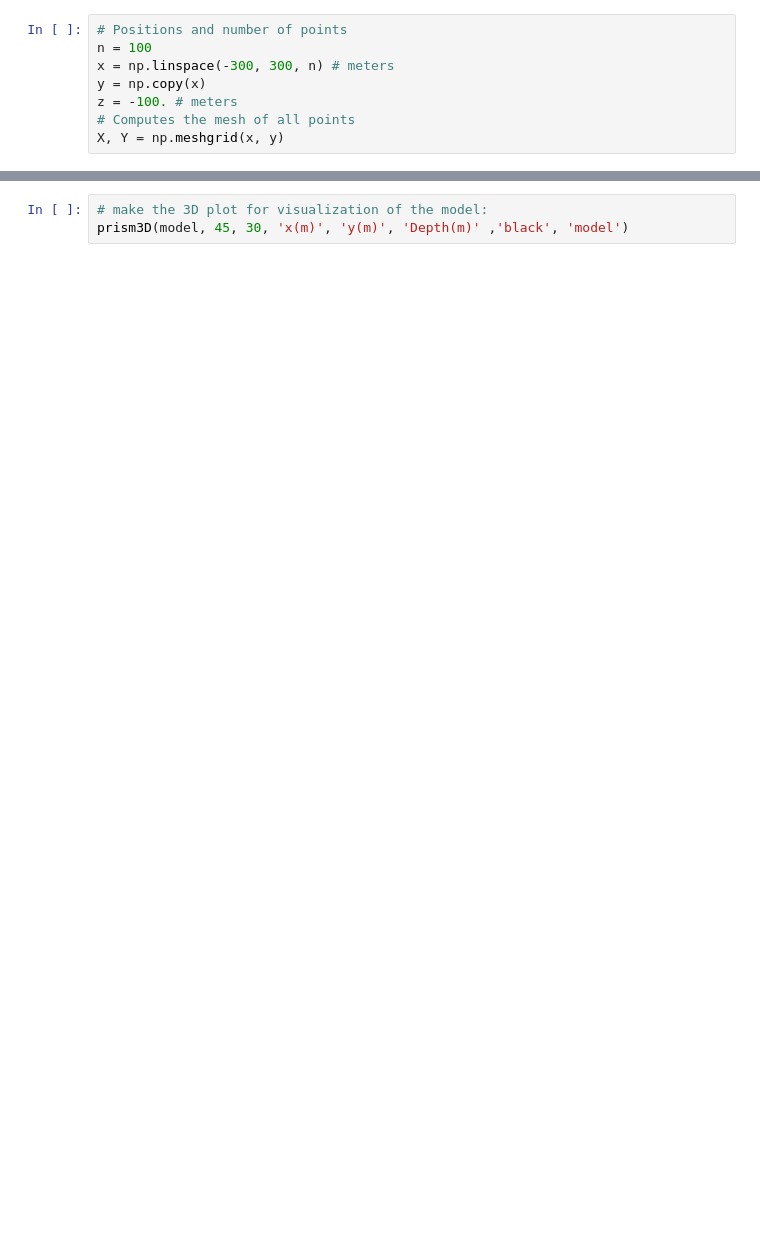
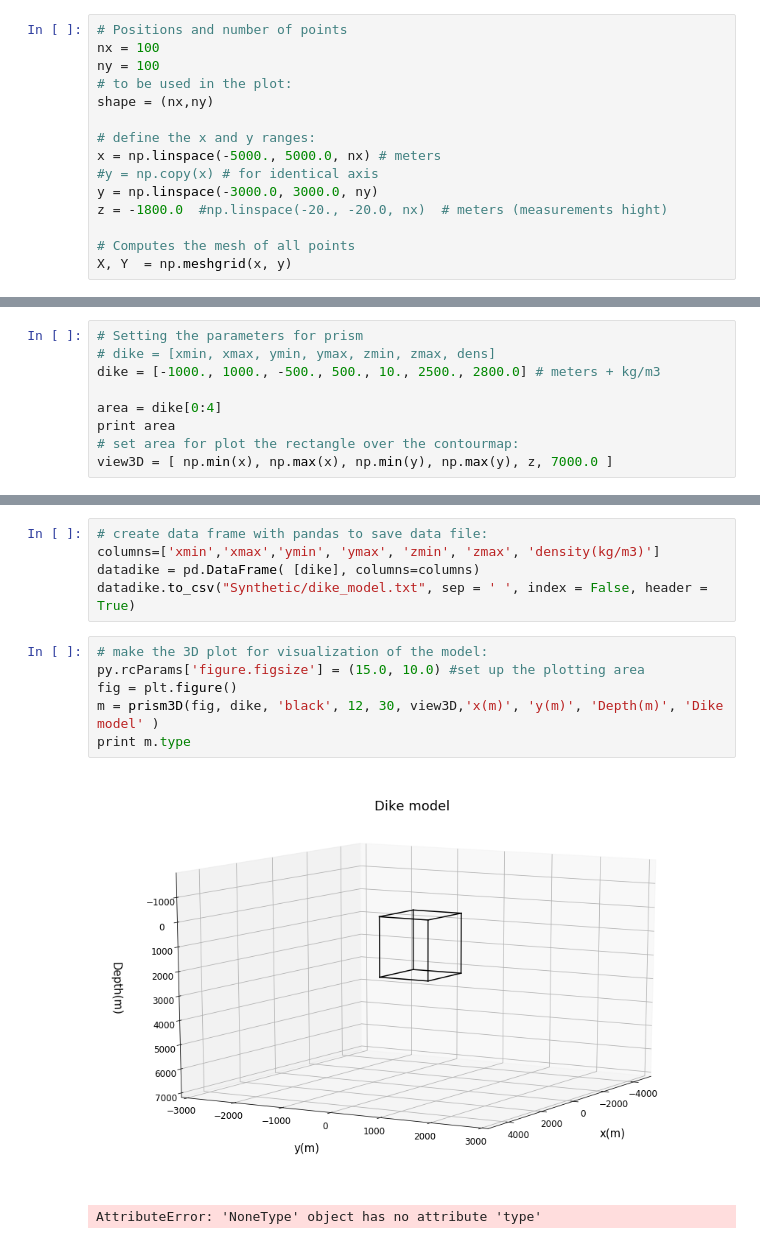
Before and after one commit to rodrigobijani/Congresso_Brasileiro_Geologia2018, a Jupyter notebook: scripts/prism-grav.ipynb, the cells around one changed output, grey strips where cells are left out. Cells and saved outputs as stored; diff of their text form; blank space fills up the shorter version.

Commit message:
add new plot style to the script. Now need to create a function that does the same.

```diff
--- a/scripts/prism-grav.ipynb
+++ b/scripts/prism-grav.ipynb
@@ -14,9 +24,16 @@ from modules.plots import prism3D, rectangle
 from modules.numerics import addnoise
 # %%
 # Positions and number of points
-n = 100
-x = np.linspace(-300, 300, n) # meters
-y = np.copy(x)
-z = -100. # meters
+nx = 100
+ny = 100
+# to be used in the plot:
+shape = (nx,ny)
+
+# define the x and y ranges:
+x = np.linspace(-5000., 5000.0, nx) # meters
+#y = np.copy(x) # for identical axis
+y = np.linspace(-3000.0, 3000.0, ny)
+z = -1800.0  #np.linspace(-20., -20.0, nx)  # meters (measurements hight)
+
 # Computes the mesh of all points
-X, Y = np.meshgrid(x, y)
+X, Y  = np.meshgrid(x, y)
@@ -27,0 +40,9 @@ area = [ model[0], model[1], model[2], model[3] ]
+# %%
+# Setting the parameters for prism
+# dike = [xmin, xmax, ymin, ymax, zmin, zmax, dens]
+dike = [-1000., 1000., -500., 500., 10., 2500., 2800.0] # meters + kg/m3
+
+area = dike[0:4]
+print area
+# set area for plot the rectangle over the contourmap:
+view3D = [ np.min(x), np.max(x), np.min(y), np.max(y), z, 7000.0 ]
@@ -28,5 +51,16 @@ area = [ model[0], model[1], model[2], model[3] ]
+# %%
+# create data frame with pandas to save data file:
+columns=['xmin','xmax','ymin', 'ymax', 'zmin', 'zmax', 'density(kg/m3)']
+datadike = pd.DataFrame( [dike], columns=columns)
+datadike.to_csv("Synthetic/dike_model.txt", sep = ' ', index = False, header = True)
 # %%
 # make the 3D plot for visualization of the model:
-prism3D(model, 45, 30, 'x(m)', 'y(m)', 'Depth(m)' ,'black', 'model')
+py.rcParams['figure.figsize'] = (15.0, 10.0) #set up the plotting area
+fig = plt.figure()
+m = prism3D(fig, dike, 'black', 12, 30, view3D,'x(m)', 'y(m)', 'Depth(m)', 'Dike model' )
+print m.type
+# %% [output]
+[figure, added]
+AttributeError: 'NoneType' object has no attribute 'type'
 # %%
 # Calculating the gravity components
```
Also changed, not shown: parts of 13 cells of this notebook, 2 other files.
